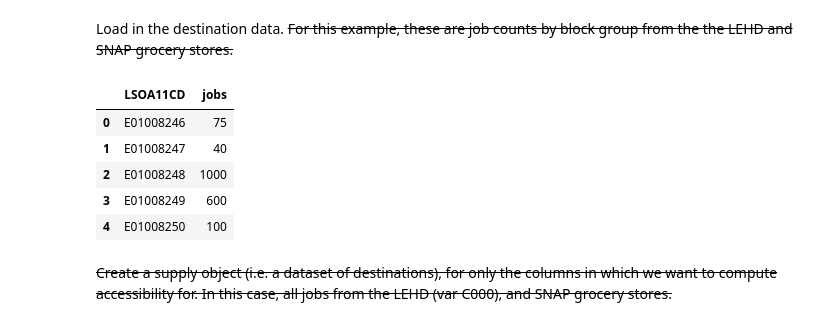
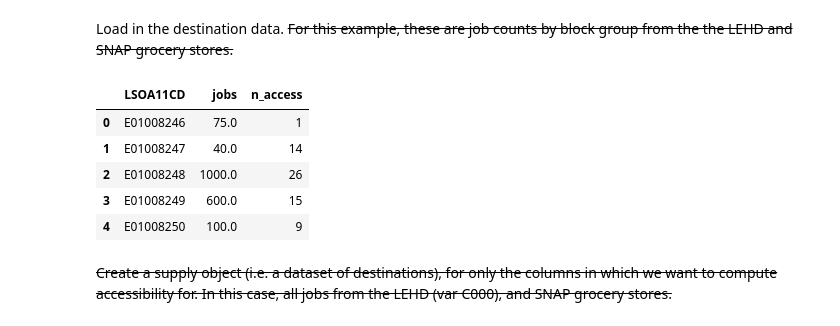
Before and after one commit to Urban-Analytics-Technology-Platform/demoland-project, a Jupyter notebook: python/basic_accessibility_example_TRACC.ipynb, the cells around one changed output. Cells and saved outputs as stored; diff of their text form; code cells hidden in the pictures.

```diff
--- a/python/basic_accessibility_example_TRACC.ipynb
+++ b/python/basic_accessibility_example_TRACC.ipynb
@@ -18,21 +18,28 @@ Load in the destination data. ~~For this example, these are job counts by block
 # %%
 # dfo = pd.merge(
 #         pd.read_csv("test_data/boston/destination_employment_lehd.csv"),
 #         pd.read_csv("test_data/boston/destination_groceries_snap.csv"),
 #         how = "outer",
 #         left_on = "block_group_id",
 #         right_on = "GEOID"
 # )
 
-dfo = pd.read_csv("./../data/bres_jobs_tynewear.csv")
+# dfo = pd.read_csv("./../data/bres_jobs_tynewear.csv")
+# dfo.head()
+
+dfo = pd.merge(pd.read_csv("./../data/bres_jobs_tynewear.csv"),
+               pd.read_csv("./../data/gis/tynewear_gs_accesspoints_lsoas.csv"),
+               how = "outer",
+               left_on = "LSOA11CD",
+               right_on = "LSOA11CD")
 dfo.head()
 # %% [output]
-|  | LSOA11CD | jobs |
-| 0 | E01008246 | 75 |
-| 1 | E01008247 | 40 |
-| 2 | E01008248 | 1000 |
-| 3 | E01008249 | 600 |
-| 4 | E01008250 | 100 |
+|  | LSOA11CD | jobs | n_access |
+| 0 | E01008246 | 75.0 | 1 |
+| 1 | E01008247 | 40.0 | 14 |
+| 2 | E01008248 | 1000.0 | 26 |
+| 3 | E01008249 | 600.0 | 15 |
+| 4 | E01008250 | 100.0 | 9 |
 # %% [markdown]
 ~~Create a supply object (i.e. a dataset of destinations), for only the columns in which we want to compute accessibility for. In this case, all jobs from the LEHD (var C000), and SNAP grocery stores.~~
 # %%
```
Also changed, not shown: parts of 5 cells of this notebook, 2 other files.
